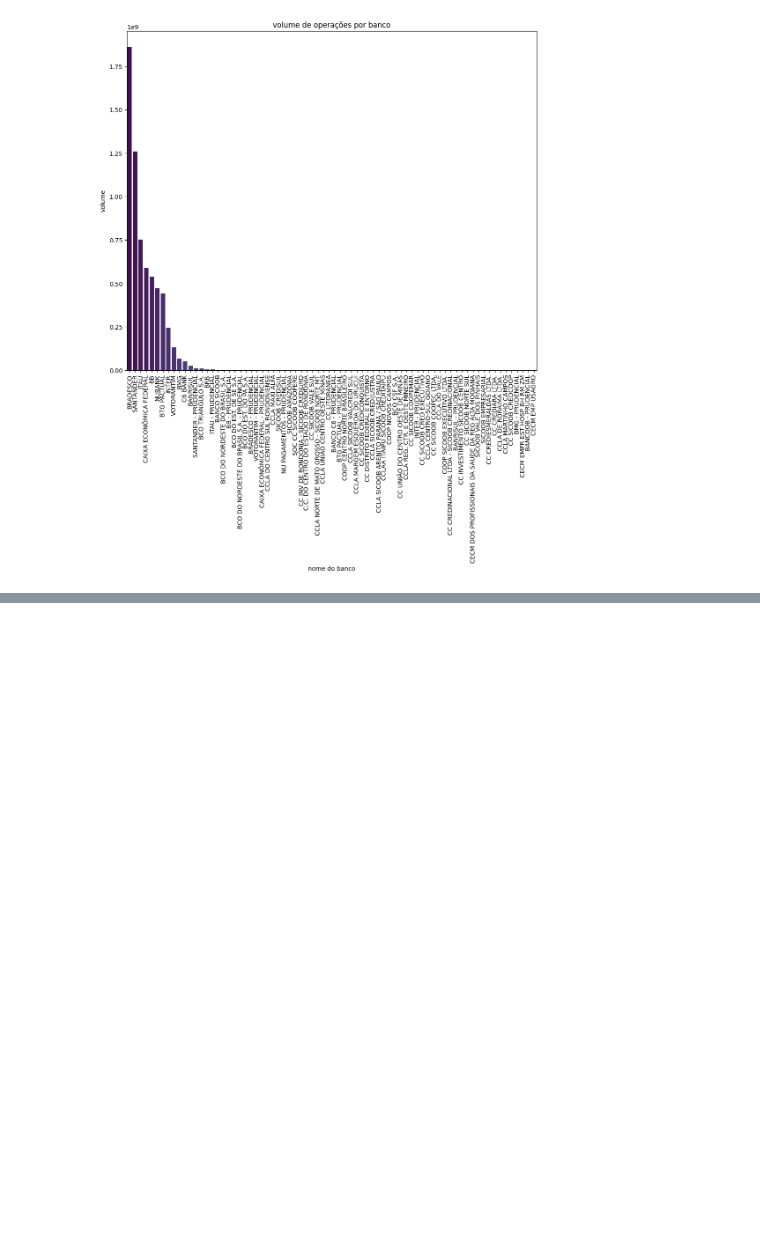
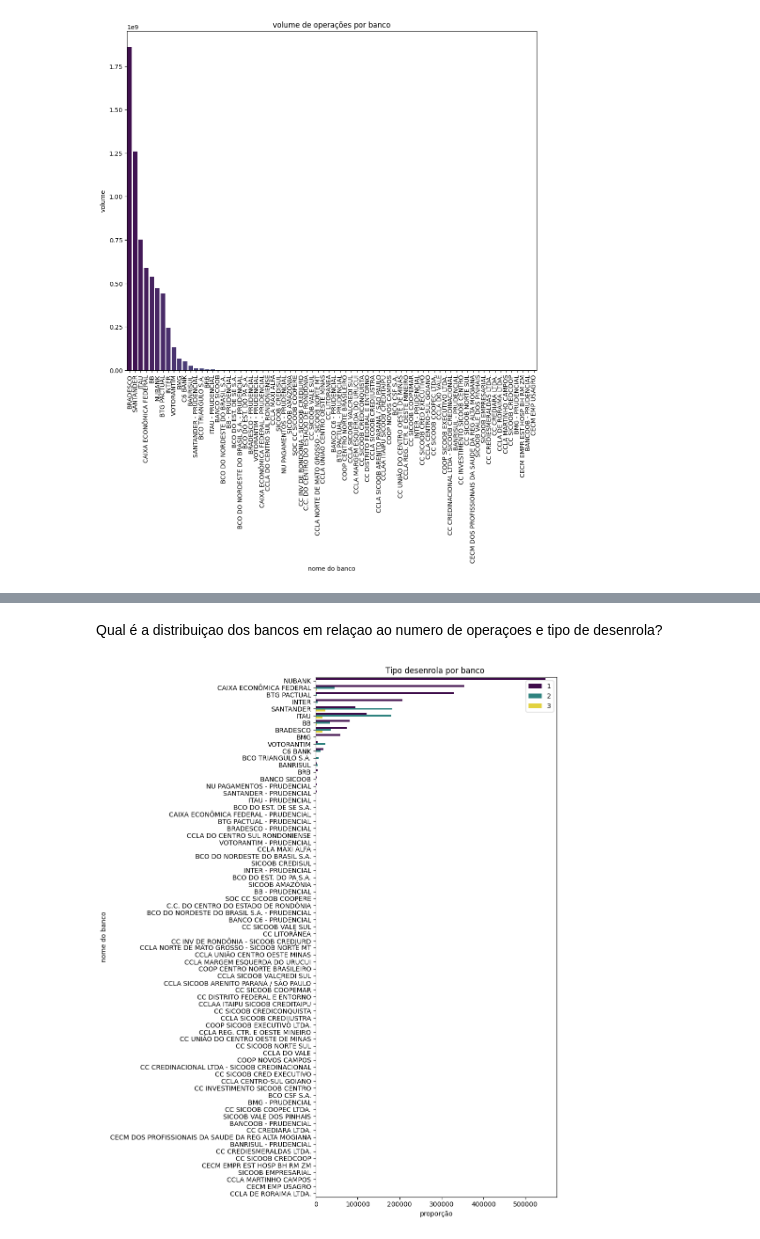
Before and after one commit to WesleySouza13/Projeto-Risco-de-Credito---Desenrola-Brasil, a Jupyter notebook: notebooks/notebook.ipynb, the cells around one changed output, grey strips where cells are left out. Cells and saved outputs as stored; diff of their text form; code cells hidden in the pictures; blank space fills up the shorter version.

```diff
--- a/notebooks/notebook.ipynb
+++ b/notebooks/notebook.ipynb
@@ -266,0 +305,15 @@ sns.barplot(states_volumn, palette ='viridis')
+# %% [markdown]
+Qual é a distribuiçao dos bancos em relaçao ao numero de operaçoes e tipo de desenrola?
+# %%
+bank_per_operations = df2.groupby(['NOME_CONGLOMERADO_FINANCEIRO', 'TIPO_DESENROLA'])['NUMERO_OPERACOES'].sum().sort_values(ascending=False).reset_index()
+plt.figure(figsize=(10,12))
+plt.title('Tipo desenrola por banco ')
+sns.barplot(data=bank_per_operations, y='NOME_CONGLOMERADO_FINANCEIRO', x='NUMERO_OPERACOES', hue='TIPO_DESENROLA', palette='viridis')
+#sns.countplot(data=df2, y=df2['NOME_CONGLOMERADO_FINANCEIRO'],hue='TIPO_DESENROLA', palette='viridis')
+plt.ylabel('nome do banco')
+plt.xlabel('proporção')
+plt.tight_layout()
+plt.legend()
+plt.show()
+# %% [output]
+[figure, added]
```
Also changed, not shown: parts of 27 cells of this notebook.
